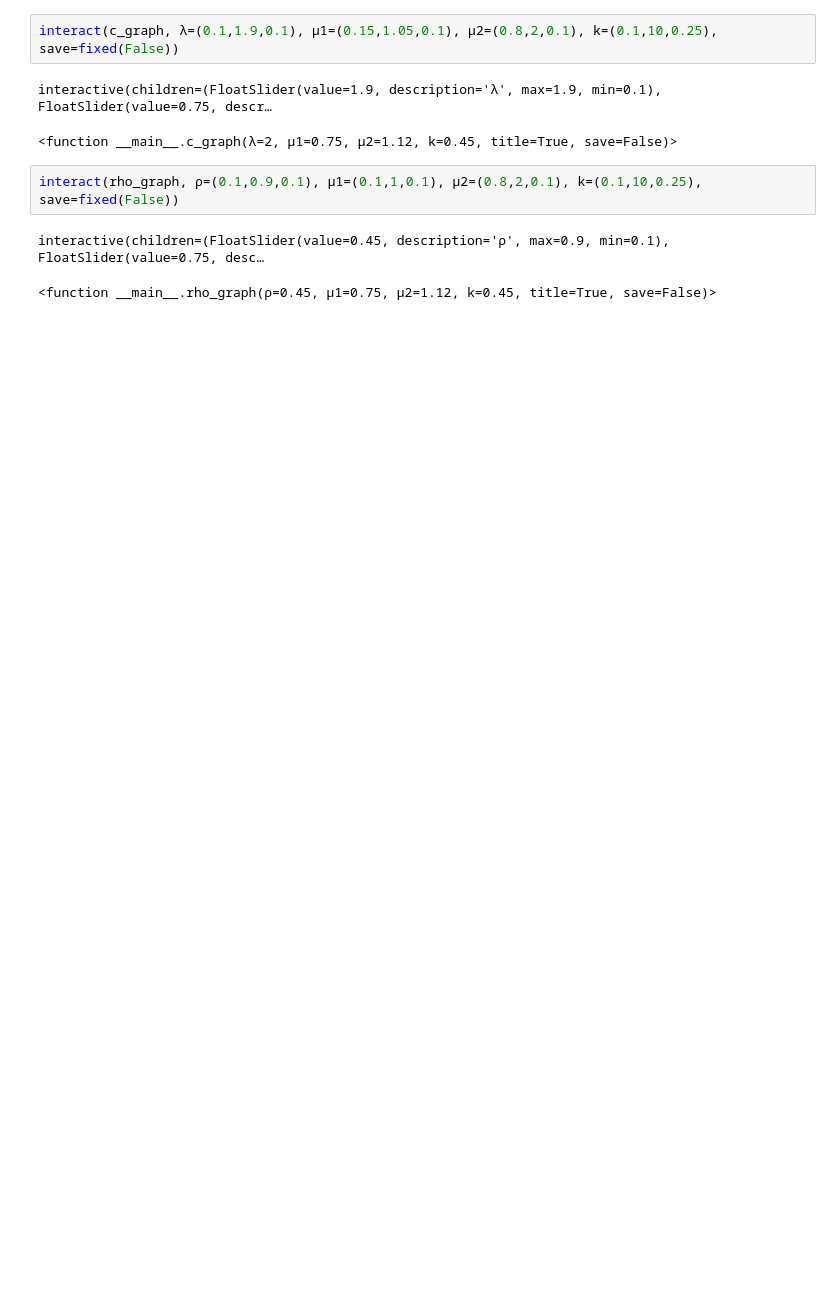
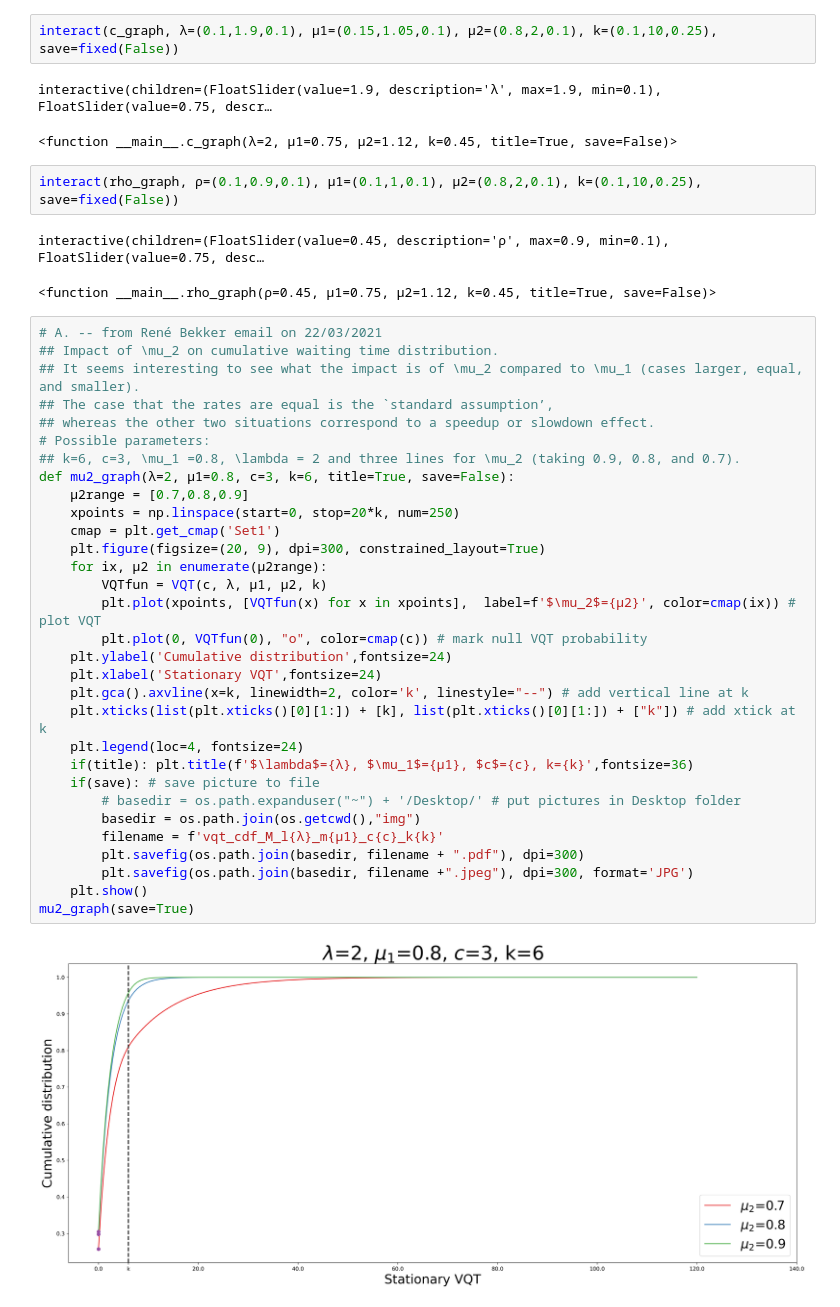
Before and after one commit to brdauria/VQTPlot, a Jupyter notebook: workload.ipynb, the cells around one changed output. Cells and saved outputs as stored; diff of their text form; blank space fills up the shorter version.

```diff
--- a/workload.ipynb
+++ b/workload.ipynb
@@ -182,3 +194,36 @@ interact(rho_graph, ρ=(0.1,0.9,0.1), μ1=(0.1,1,0.1), μ2=(0.8,2,0.1), k=(0.1,1
 # %% [output]
 interactive(children=(FloatSlider(value=0.45, description='ρ', max=0.9, min=0.1), FloatSlider(value=0.75, desc…
 <function __main__.rho_graph(ρ=0.45, μ1=0.75, μ2=1.12, k=0.45, title=True, save=False)>
+# %%
+# A. -- from René Bekker email on 22/03/2021
+## Impact of \mu_2 on cumulative waiting time distribution.
+## It seems interesting to see what the impact is of \mu_2 compared to \mu_1 (cases larger, equal, and smaller).
+## The case that the rates are equal is the `standard assumption’,
+## whereas the other two situations correspond to a speedup or slowdown effect.
+# Possible parameters:
+## k=6, c=3, \mu_1 =0.8, \lambda = 2 and three lines for \mu_2 (taking 0.9, 0.8, and 0.7).
+def mu2_graph(λ=2, μ1=0.8, c=3, k=6, title=True, save=False):
+    μ2range = [0.7,0.8,0.9]
+    xpoints = np.linspace(start=0, stop=20*k, num=250)
+    cmap = plt.get_cmap('Set1')
+    plt.figure(figsize=(20, 9), dpi=300, constrained_layout=True)
+    for ix, μ2 in enumerate(μ2range):
+        VQTfun = VQT(c, λ, μ1, μ2, k)
+        plt.plot(xpoints, [VQTfun(x) for x in xpoints],  label=f'$\mu_2$={μ2}', color=cmap(ix)) # plot VQT
+        plt.plot(0, VQTfun(0), "o", color=cmap(c)) # mark null VQT probability
+    plt.ylabel('Cumulative distribution',fontsize=24)
+    plt.xlabel('Stationary VQT',fontsize=24)
+    plt.gca().axvline(x=k, linewidth=2, color='k', linestyle="--") # add vertical line at k
+    plt.xticks(list(plt.xticks()[0][1:]) + [k], list(plt.xticks()[0][1:]) + ["k"]) # add xtick at k
+    plt.legend(loc=4, fontsize=24)
+    if(title): plt.title(f'$\lambda$={λ}, $\mu_1$={μ1}, $c$={c}, k={k}',fontsize=36)
+    if(save): # save picture to file
+        # basedir = os.path.expanduser("~") + '/Desktop/' # put pictures in Desktop folder
+        basedir = os.path.join(os.getcwd(),"img")
+        filename = f'vqt_cdf_M_l{λ}_m{μ1}_c{c}_k{k}'
+        plt.savefig(os.path.join(basedir, filename + ".pdf"), dpi=300)
+        plt.savefig(os.path.join(basedir, filename +".jpeg"), dpi=300, format='JPG')
+    plt.show()
+mu2_graph(save=True)
+# %% [output]
+[figure, added]
```
Also changed, not shown: parts of 7 cells of this notebook, 8 other files.
